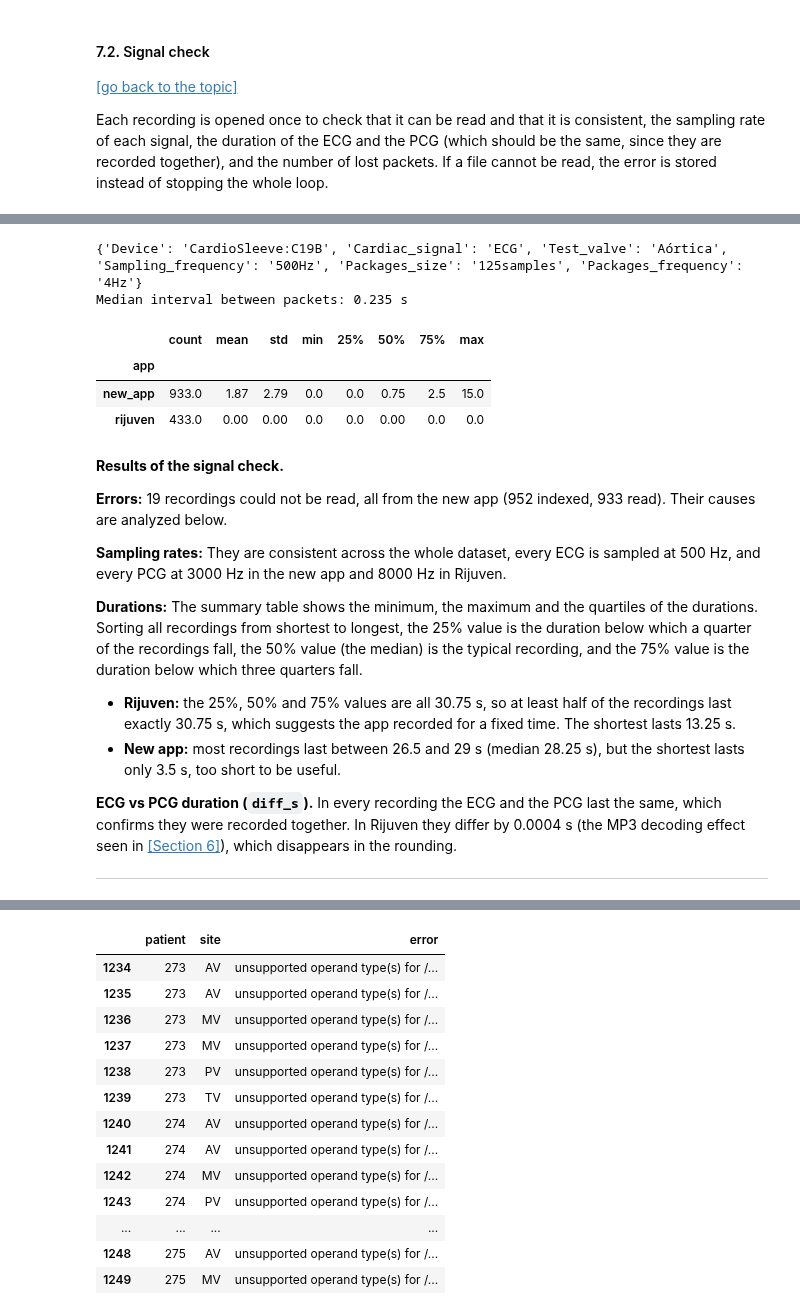
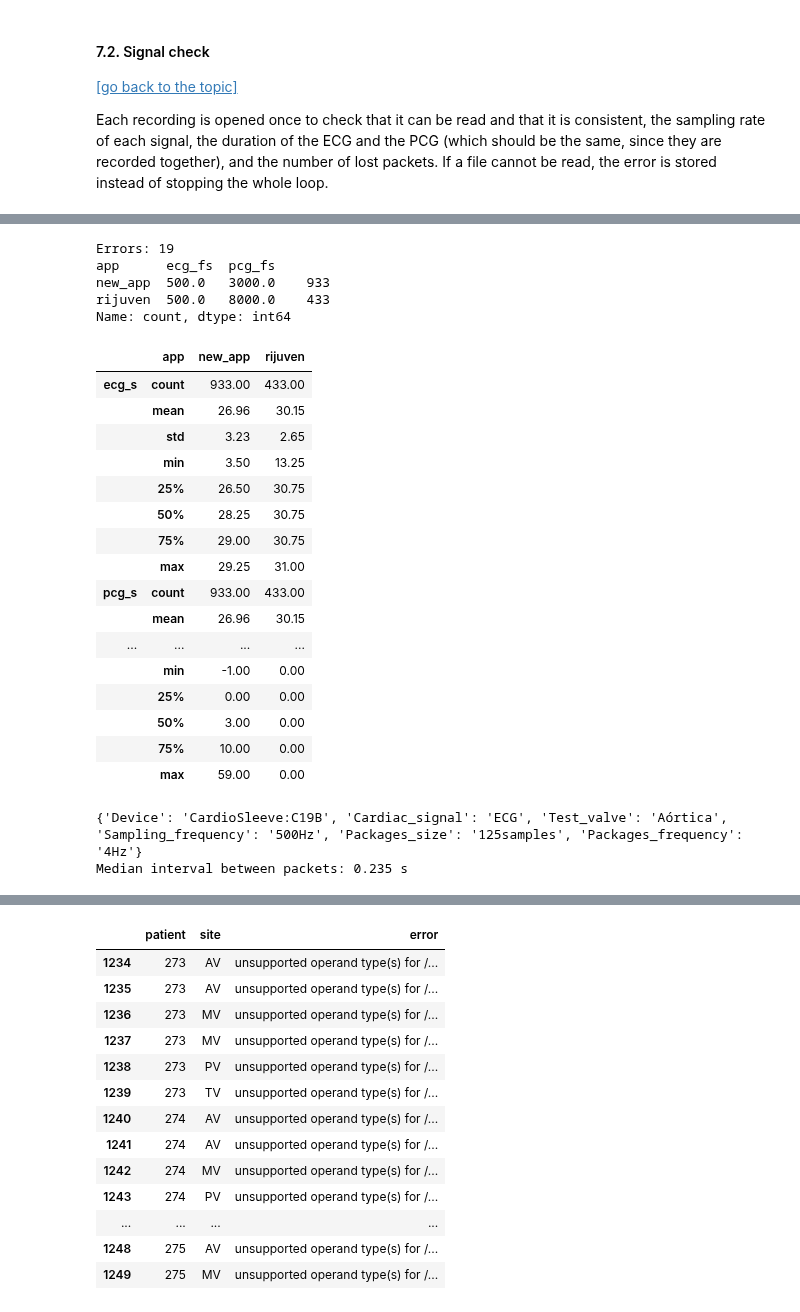
Before and after one commit to Alejandro-131004/cardio-trimodal-align, a Jupyter notebook: Data_Processing.ipynb, the cells around one changed output, grey strips where cells are left out. Saved outputs shown, nothing was run; the diff lists cells and outputs as text; code cells hidden in the pictures.

```diff
--- a/Data_Processing.ipynb
+++ b/Data_Processing.ipynb
@@ -67,6 +74,7 @@ PROJECT_ROOT = next(p for p in (Path.cwd(), *Path.cwd().parents) if (p / "data")
 
 DATA_ROOT = PROJECT_ROOT / "data" / "DatasetCHVNGE"
 OUTPUT_DIR = PROJECT_ROOT / "data" / "processed"   # de-identified tables are saved here
+CHECKS_FILE = OUTPUT_DIR / "recording_checks.pkl"   # delete this file to recompute
 
 NEW_APP_DIR = DATA_ROOT / "New_app_patients"
 RIJUVEN_DIR = DATA_ROOT / "Rijuven_patients"
@@ -647,7 +697,8 @@ def read_new_app_csv(path: Path) -> Signal:
 
     fs = parse_number(header.get("Sampling_frequency"))
     data = np.concatenate(packets) if packets else np.empty(0)
-    return Signal(data, fs, {"header": header, "packet_times": packet_times})
+    return Signal(data, fs, {"header": header, "packet_times": packet_times,
+                         "packet_sizes": [len(p) for p in packets]})
 # %% [markdown]
 **Rijuven readers.** The ECG `.raw` file is just a long list of numbers separated by commas, it does not store the sampling rate, so the 500 Hz from the professor's script is used. The PCG `.mp3` is decoded with `soundfile`, which also returns its sampling rate. If the audio has two channels (stereo), they are averaged into one.
 # %%
@@ -812,19 +842,19 @@ The four sites are balanced (340 to 357 recordings each), the small differences
 
 Each recording is opened once to check that it can be read and that it is consistent, the sampling rate of each signal, the duration of the ECG and the PCG (which should be the same, since they are recorded together), and the number of lost packets. If a file cannot be read, the error is stored instead of stopping the whole loop.
 # %%
-def count_lost_packets(sig: Signal) -> int:
-    """Packets missing from a new app recording: packets expected in the time covered minus packets received."""
+def count_lost_packets(sig: Signal) -> float:
+    """Packets expected in the time covered minus packets received (-1 comes from timing jitter)."""
     times = pd.to_datetime(sig.meta.get("packet_times", []))
-    if len(times) < 2:
-        return 0
-    rate = parse_number(sig.meta["header"].get("Packages_frequency"))   # packets per second (4 Hz)
+    rate = parse_number(sig.meta.get("header", {}).get("Packages_frequency"))
+    if len(times) < 2 or rate is None:
+        return 0 if not sig.meta else np.nan
     span = (times[-1] - times[0]).total_seconds()
-    return max(0, round(span * rate) - (len(times) - 1))
+    return round(span * rate) - (len(times) - 1)
 # %%
 def check_recording(row) -> dict:
     try:
         ecg, pcg = load_recording(row)
         return {"ecg_fs": ecg.fs, "pcg_fs": pcg.fs, "ecg_s": ecg.duration, "pcg_s": pcg.duration,
-                "lost_packets": count_lost_packets(ecg), "error": None}
+                "lost_ecg": count_lost_packets(ecg), "lost_pcg": count_lost_packets(pcg), "error": None}
     except Exception as e:
         return {"error": str(e)}
@@ -862,3 +861,42 @@ Name: count, dtype: int64
+# %%
+if CHECKS_FILE.exists():
+    checks = pd.read_pickle(CHECKS_FILE)
+else:
+    checks = pd.DataFrame([check_recording(row) for _, row in recordings.iterrows()])
+    OUTPUT_DIR.mkdir(parents=True, exist_ok=True)
+    checks.to_pickle(CHECKS_FILE)
+
+assert len(checks) == len(recordings), "The index changed, delete recording_checks.pkl and rerun"
+
+recordings = pd.concat([recordings.drop(columns=checks.columns, errors="ignore"), checks], axis=1)
+recordings["diff_s"] = (recordings["ecg_s"] - recordings["pcg_s"]).abs()
+
+print("Errors:", recordings["error"].notna().sum())
+print(recordings.groupby("app")[["ecg_fs", "pcg_fs"]].value_counts(), "\n")
+recordings.groupby("app")[["ecg_s", "pcg_s", "diff_s", "lost_ecg", "lost_pcg"]].describe().round(2).T
+# %% [output]
+Errors: 19
+app      ecg_fs  pcg_fs
+new_app  500.0   3000.0    933
+rijuven  500.0   8000.0    433
+Name: count, dtype: int64
+|  | app | new_app | rijuven |
+| ecg_s | count | 933.00 | 433.00 |
+|  | mean | 26.96 | 30.15 |
+|  | std | 3.23 | 2.65 |
+|  | min | 3.50 | 13.25 |
+|  | 25% | 26.50 | 30.75 |
+|  | 50% | 28.25 | 30.75 |
+|  | 75% | 29.00 | 30.75 |
+|  | max | 29.25 | 31.00 |
+| pcg_s | count | 933.00 | 433.00 |
+|  | mean | 26.96 | 30.15 |
+| ... | ... | ... | ... |
+|  | min | -1.00 | 0.00 |
+|  | 25% | 0.00 | 0.00 |
+|  | 50% | 3.00 | 0.00 |
+|  | 75% | 10.00 | 0.00 |
+|  | max | 59.00 | 0.00 |
 # %%
 ecg = read_new_app_csv(recordings.loc[recordings["app"] == "new_app", "ecg_path"].iloc[0])
 steps = pd.to_datetime(ecg.meta["packet_times"]).to_series().diff().dt.total_seconds()
@@ -868,26 +906,3 @@ print(f"Median interval between packets: {steps.median():.3f} s")
 # %% [output]
 {'Device': 'CardioSleeve:C19B', 'Cardiac_signal': 'ECG', 'Test_valve': 'Aórtica', 'Sampling_frequency': '500Hz', 'Packages_size': '125samples', 'Packages_frequency': '4Hz'}
 Median interval between packets: 0.235 s
-# %%
-recordings["lost_s"] = recordings["lost_packets"] / 4   # 4 packets per second (Packages_frequency)
-recordings.groupby("app")["lost_s"].describe().round(2)
-# %% [output]
-|  | count | mean | std | min | 25% | 50% | 75% | max |
-| app |  |  |  |  |  |  |  |  |
-| new_app | 933.0 | 1.87 | 2.79 | 0.0 | 0.0 | 0.75 | 2.5 | 15.0 |
-| rijuven | 433.0 | 0.00 | 0.00 | 0.0 | 0.0 | 0.00 | 0.0 | 0.0 |
-# %% [markdown]
-**Results of the signal check.**
-
-**Errors:** 19 recordings could not be read, all from the new app (952 indexed, 933 read). Their causes are analyzed below.
-
-**Sampling rates:** They are consistent across the whole dataset, every ECG is sampled at 500 Hz, and every PCG at 3000 Hz in the new app and 8000 Hz in Rijuven.
-
-**Durations:** The summary table shows the minimum, the maximum and the quartiles of the durations. Sorting all recordings from shortest to longest, the 25% value is the duration below which a quarter of the recordings fall, the 50% value (the median) is the typical recording, and the 75% value is the duration below which three quarters fall.
-
-- **Rijuven:** the 25%, 50% and 75% values are all 30.75 s, so at least half of the recordings last exactly 30.75 s, which suggests the app recorded for a fixed time. The shortest lasts 13.25 s.
-- **New app:** most recordings last between 26.5 and 29 s (median 28.25 s), but the shortest lasts only 3.5 s, too short to be useful.
-
-**ECG vs PCG duration (`diff_s`).** In every recording the ECG and the PCG last the same, which confirms they were recorded together. In Rijuven they differ by 0.0004 s (the MP3 decoding effect seen in [[Section 6]](#6-readers)), which disappears in the rounding.
-
----
```
Also changed, not shown: parts of 38 cells of this notebook.
